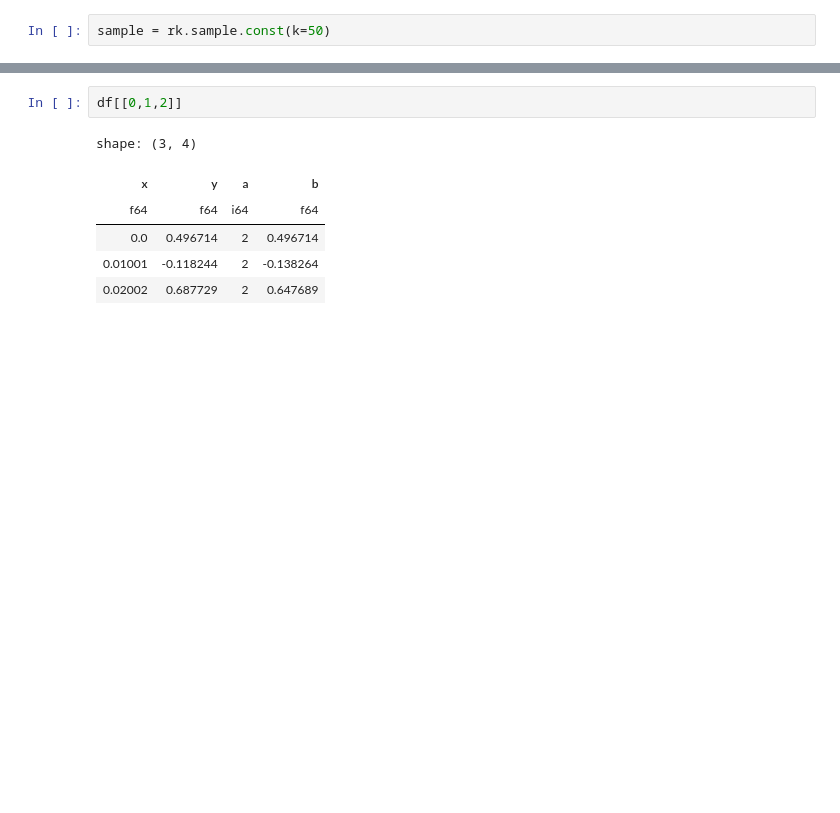
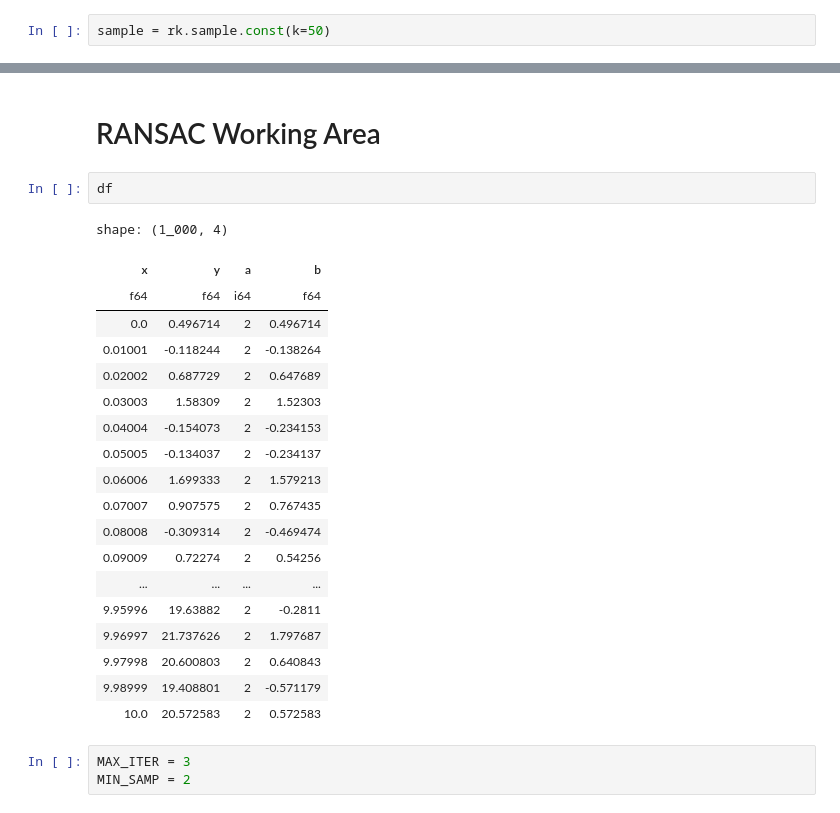
Before and after one commit to DylanLukes/renkon, a Jupyter notebook: notebooks/RANSAC.ipynb, the cells around one changed output, grey strips where cells are left out. Saved outputs shown, nothing was run; the diff lists cells and outputs as text; blank space fills up the shorter version.

```diff
--- a/notebooks/RANSAC.ipynb
+++ b/notebooks/RANSAC.ipynb
@@ -74,9 +77,27 @@ shape: (50, 4)
-# %%
-df[[0,1,2]]
-# %% [output]
-shape: (3, 4)
-| x | y | a | b |
-| f64 | f64 | i64 | f64 |
-| 0.0 | 0.496714 | 2 | 0.496714 |
-| 0.01001 | -0.118244 | 2 | -0.138264 |
-| 0.02002 | 0.687729 | 2 | 0.647689 |
+# %% [markdown]
+# RANSAC Working Area
+# %%
+df
+# %% [output]
+shape: (1_000, 4)
+| x | y | a | b |
+| f64 | f64 | i64 | f64 |
+| 0.0 | 0.496714 | 2 | 0.496714 |
+| 0.01001 | -0.118244 | 2 | -0.138264 |
+| 0.02002 | 0.687729 | 2 | 0.647689 |
+| 0.03003 | 1.58309 | 2 | 1.52303 |
+| 0.04004 | -0.154073 | 2 | -0.234153 |
+| 0.05005 | -0.134037 | 2 | -0.234137 |
+| 0.06006 | 1.699333 | 2 | 1.579213 |
+| 0.07007 | 0.907575 | 2 | 0.767435 |
+| 0.08008 | -0.309314 | 2 | -0.469474 |
+| 0.09009 | 0.72274 | 2 | 0.54256 |
+| ... | ... | ... | ... |
+| 9.95996 | 19.63882 | 2 | -0.2811 |
+| 9.96997 | 21.737626 | 2 | 1.797687 |
+| 9.97998 | 20.600803 | 2 | 0.640843 |
+| 9.98999 | 19.408801 | 2 | -0.571179 |
+| 10.0 | 20.572583 | 2 | 0.572583 |
+# %%
+MAX_ITER = 3
+MIN_SAMP = 2
```
Also changed, not shown: parts of 6 cells of this notebook, 18 other files.
